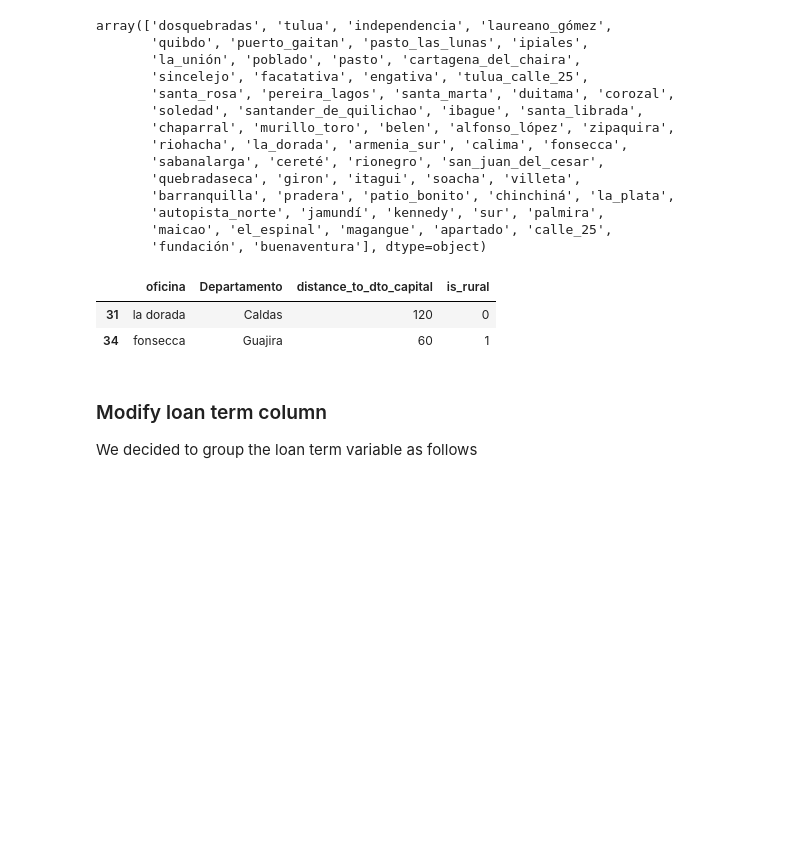
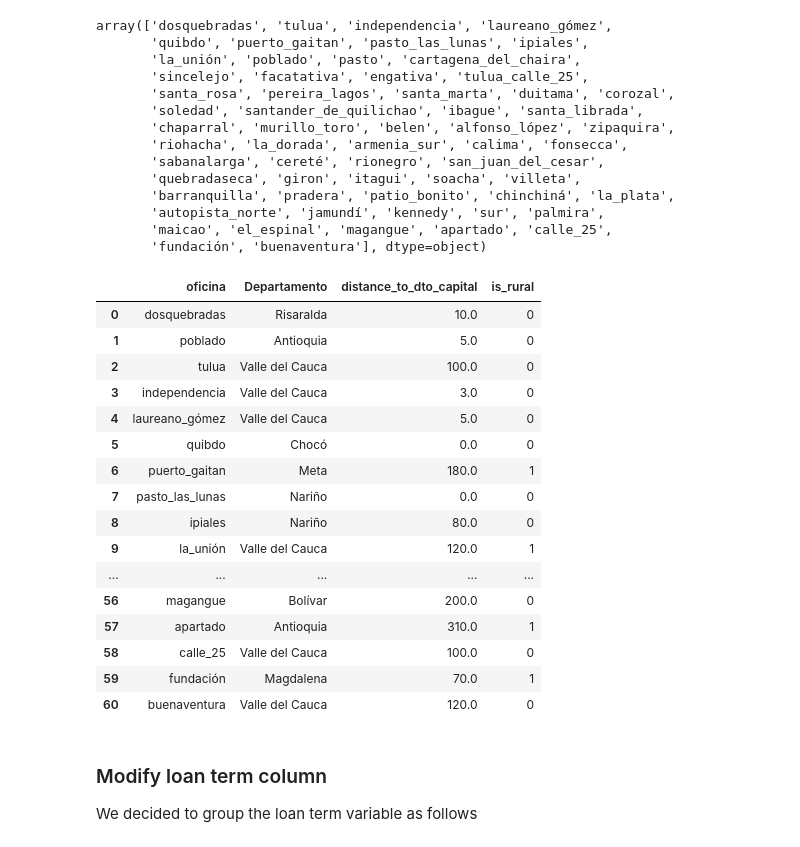
Before and after one commit to MateoSilvaLasso/Analitica_1, a Jupyter notebook: notebooks/data_prep_&_FE.ipynb, the cells around one changed output. Cells and saved outputs as stored; diff of their text form; code cells hidden in the pictures; blank space fills up the shorter version.

```diff
--- a/notebooks/data_prep_&_FE.ipynb
+++ b/notebooks/data_prep_&_FE.ipynb
@@ -278,46 +278,46 @@ array(['dosquebradas', 'tulua', 'independencia', 'laureano_gómez',
 
 # Dictionary of distances to the capital of the department (aprox)
 distancias_aprox = {
-    "dosquebradas": 10, "poblado": 5, "tulua": 100, "independencia": 3, "laureano gómez": 5,
-    "quibdo": 0, "puerto gaitan": 180, "pasto las lunas": 0, "ipiales": 80, "la unión": 120,
-    "pasto": 0, "cartagena del chaira": 250, "sincelejo": 0, "facatativa": 45, "engativa": 10,
-    "tulua calle 25": 100, "santa rosa": 20, "pereira lagos": 5, "santa marta": 0, "duitama": 50,
-    "corozal": 15, "soledad": 5, "santander de quilichao": 80, "ibague": 0, "santa librada": 10,
-    "chaparral": 150, "murillo toro": 30, "belen": 5, "alfonso lópez": 5, "zipaquira": 45,
-    "riohacha": 0, "la dorada": 120, "armenia sur": 5, "calima": 90, "fonsecca": 60,
-    "sabanalarga": 40, "cereté": 20, "rionegro": 30, "san juan del cesar": 100, "quebradaseca": 5,
+    "dosquebradas": 10, "poblado": 5, "tulua": 100, "independencia": 3, "laureano_gómez": 5,
+    "quibdo": 0, "puerto_gaitan": 180, "pasto_las_lunas": 0, "ipiales": 80, "la_unión": 120,
+    "pasto": 0, "cartagena_del_chaira": 250, "sincelejo": 0, "facatativa": 45, "engativa": 10,
+    "tulua_calle_25": 100, "santa_rosa": 20, "pereira_lagos": 5, "santa_marta": 0, "duitama": 50,
+    "corozal": 15, "soledad": 5, "santander_de_quilichao": 80, "ibague": 0, "santa_librada": 10,
+    "chaparral": 150, "murillo_toro": 30, "belen": 5, "alfonso_lópez": 5, "zipaquira": 45,
+    "riohacha": 0, "la_dorada": 120, "armenia_sur": 5, "calima": 90, "fonsecca": 60,
+    "sabanalarga": 40, "cereté": 20, "rionegro": 30, "san_juan_del_cesar": 100, "quebradaseca": 5,
     "giron": 10, "itagui": 10, "soacha": 20, "villeta": 80, "barranquilla": 0, "pradera": 35,
-    "patio bonito": 15, "chinchiná": 30, "la plata": 180, "autopista norte": 5, "jamundí": 25,
+    "patio_bonito": 15, "chinchiná": 30, "la_plata": 180, "autopista_norte": 5, "jamundí": 25,
     "kennedy": 10, "sur": 5, "palmira": 20, "maicao": 80, "el espinal": 30, "magangue": 200,
-    "apartado": 310, "calle 25": 100, "fundación": 70, "buenaventura": 120
+    "apartado": 310, "calle_25": 100, "fundación": 70, "buenaventura": 120
 }
 
 # List of rural cities according to:
-ciudades_rurales = {"puerto gaitan", "cartagena del chaira", "san juan del cesar", "fonsecca",
-                    "sabanalarga", "la unión", "chaparral", "la plata", "apartado", "fundación"}
+ciudades_rurales = {"puerto_gaitan", "cartagena_del_chaira", "san_juan_del_cesar", "fonsecca",
+                    "sabanalarga", "la_unión", "chaparral", "la_plata", "apartado", "fundación"}
 
 # Offices with their department
 datos_oficinas = [(ciudad.lower(), depto) for ciudad, depto in [
     ("Dosquebradas", "Risaralda"), ("Poblado", "Antioquia"), ("Tulua", "Valle del Cauca"),
-    ("Independencia", "Valle del Cauca"), ("Laureano Gómez", "Valle del Cauca"), ("Quibdo", "Chocó"),
-    ("Puerto Gaitan", "Meta"), ("Pasto Las Lunas", "Nariño"), ("Ipiales", "Nariño"),
-    ("La Unión", "Valle del Cauca"), ("Pasto", "Nariño"), ("Cartagena del Chaira", "Caquetá"),
+    ("Independencia", "Valle del Cauca"), ("Laureano_Gómez", "Valle del Cauca"), ("Quibdo", "Chocó"),
+    ("Puerto_Gaitan", "Meta"), ("Pasto_Las_Lunas", "Nariño"), ("Ipiales", "Nariño"),
+    ("La_Unión", "Valle del Cauca"), ("Pasto", "Nariño"), ("Cartagena_del_Chaira", "Caquetá"),
     ("Sincelejo", "Sucre"), ("Facatativa", "Cundinamarca"), ("Engativa", "Cundinamarca"),
-    ("Tulua Calle 25", "Valle del Cauca"), ("Santa Rosa", "Risaralda"), ("Pereira Lagos", "Risaralda"),
-    ("Santa Marta", "Magdalena"), ("Duitama", "Boyacá"), ("Corozal", "Sucre"), ("Soledad", "Atlántico"),
-    ("Santander de Quilichao", "Cauca"), ("Ibague", "Tolima"), ("Santa Librada", "Cundinamarca"),
-    ("Chaparral", "Tolima"), ("Murillo Toro", "Tolima"), ("Belen", "Antioquia"),
-    ("Alfonso López", "Valle del Cauca"), ("Zipaquira", "Cundinamarca"), ("Riohacha", "Guajira"),
-    ("La Dorada", "Caldas"), ("Armenia Sur", "Quindío"), ("Calima", "Valle del Cauca"),
+    ("Tulua_Calle_25", "Valle del Cauca"), ("Santa_Rosa", "Risaralda"), ("Pereira_Lagos", "Risaralda"),
+    ("Santa_Marta", "Magdalena"), ("Duitama", "Boyacá"), ("Corozal", "Sucre"), ("Soledad", "Atlántico"),
+    ("Santander_de_Quilichao", "Cauca"), ("Ibague", "Tolima"), ("Santa_Librada", "Cundinamarca"),
+    ("Chaparral", "Tolima"), ("Murillo_Toro", "Tolima"), ("Belen", "Antioquia"),
+    ("Alfonso_López", "Valle del Cauca"), ("Zipaquira", "Cundinamarca"), ("Riohacha", "Guajira"),
+    ("La_Dorada", "Caldas"), ("Armenia_Sur", "Quindío"), ("Calima", "Valle del Cauca"),
     ("Fonsecca", "Guajira"), ("Sabanalarga", "Atlántico"), ("Cereté", "Córdoba"),
-    ("Rionegro", "Antioquia"), ("San Juan del Cesar", "Guajira"), ("Quebradaseca", "Santander"),
+    ("Rionegro", "Antioquia"), ("San_Juan_del_Cesar", "Guajira"), ("Quebradaseca", "Santander"),
     ("Giron", "Santander"), ("Itagui", "Antioquia"), ("Soacha", "Cundinamarca"),
     ("Villeta", "Cundinamarca"), ("Barranquilla", "Atlántico"), ("Pradera", "Valle del Cauca"),
-    ("Patio Bonito", "Cundinamarca"), ("Chinchiná", "Caldas"), ("La Plata", "Huila"),
-    ("Autopista Norte", "Cundinamarca"), ("Jamundí", "Valle del Cauca"), ("Kennedy", "Cundinamarca"),
+    ("Patio_Bonito", "Cundinamarca"), ("Chinchiná", "Caldas"), ("La_Plata", "Huila"),
+    ("Autopista_Norte", "Cundinamarca"), ("Jamundí", "Valle del Cauca"), ("Kennedy", "Cundinamarca"),
     ("Sur", "Valle del Cauca"), ("Palmira", "Valle del Cauca"), ("Maicao", "Guajira"),
-    ("El Espinal", "Tolima"), ("Magangue", "Bolívar"), ("Apartado", "Antioquia"),
-    ("Calle 25", "Valle del Cauca"), ("Fundación", "Magdalena"), ("Buenaventura", "Valle del Cauca")
+    ("El_Espinal", "Tolima"), ("Magangue", "Bolívar"), ("Apartado", "Antioquia"),
+    ("Calle_25", "Valle del Cauca"), ("Fundación", "Magdalena"), ("Buenaventura", "Valle del Cauca")
 ]]
 
 df_oficinas = pd.DataFrame(datos_oficinas, columns=["oficina", "Departamento"])
@@ -325,11 +325,26 @@ df_oficinas = pd.DataFrame(datos_oficinas, columns=["oficina", "Departamento"])
 # new columns per office
 df_oficinas["distance_to_dto_capital"] = df_oficinas["oficina"].map(distancias_aprox)
 df_oficinas["is_rural"] = df_oficinas["oficina"].apply(lambda x: 1 if x in ciudades_rurales else 0)
-df_oficinas.sample(2)
-# %% [output]
-|  | oficina | Departamento | distance_to_dto_capital | is_rural |
-| 31 | la dorada | Caldas | 120 | 0 |
-| 34 | fonsecca | Guajira | 60 | 1 |
+# %%
+df_oficinas
+# %% [output]
+|  | oficina | Departamento | distance_to_dto_capital | is_rural |
+| 0 | dosquebradas | Risaralda | 10.0 | 0 |
+| 1 | poblado | Antioquia | 5.0 | 0 |
+| 2 | tulua | Valle del Cauca | 100.0 | 0 |
+| 3 | independencia | Valle del Cauca | 3.0 | 0 |
+| 4 | laureano_gómez | Valle del Cauca | 5.0 | 0 |
+| 5 | quibdo | Chocó | 0.0 | 0 |
+| 6 | puerto_gaitan | Meta | 180.0 | 1 |
+| 7 | pasto_las_lunas | Nariño | 0.0 | 0 |
+| 8 | ipiales | Nariño | 80.0 | 0 |
+| 9 | la_unión | Valle del Cauca | 120.0 | 1 |
+| ... | ... | ... | ... | ... |
+| 56 | magangue | Bolívar | 200.0 | 0 |
+| 57 | apartado | Antioquia | 310.0 | 1 |
+| 58 | calle_25 | Valle del Cauca | 100.0 | 0 |
+| 59 | fundación | Magdalena | 70.0 | 1 |
+| 60 | buenaventura | Valle del Cauca | 120.0 | 0 |
 # %%
 # Join the information about the offices to the dataframe
 
```
Also changed, not shown: parts of 2 cells of this notebook.
